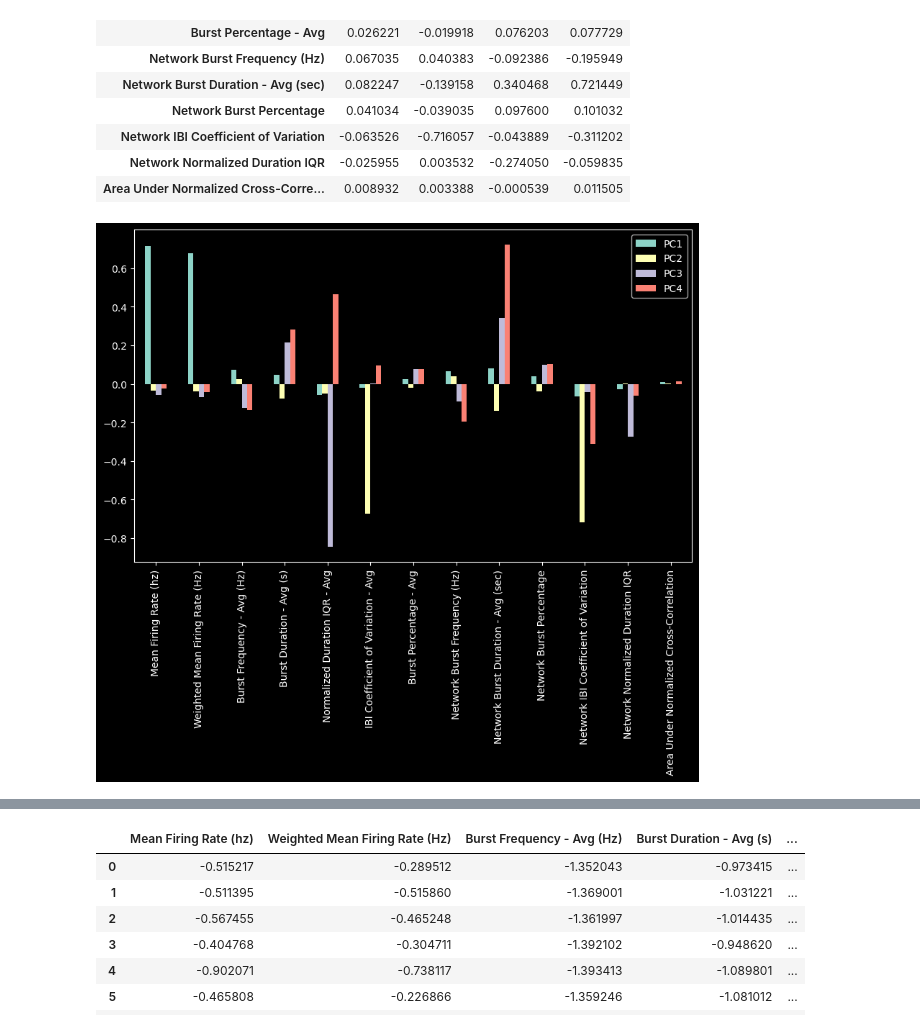
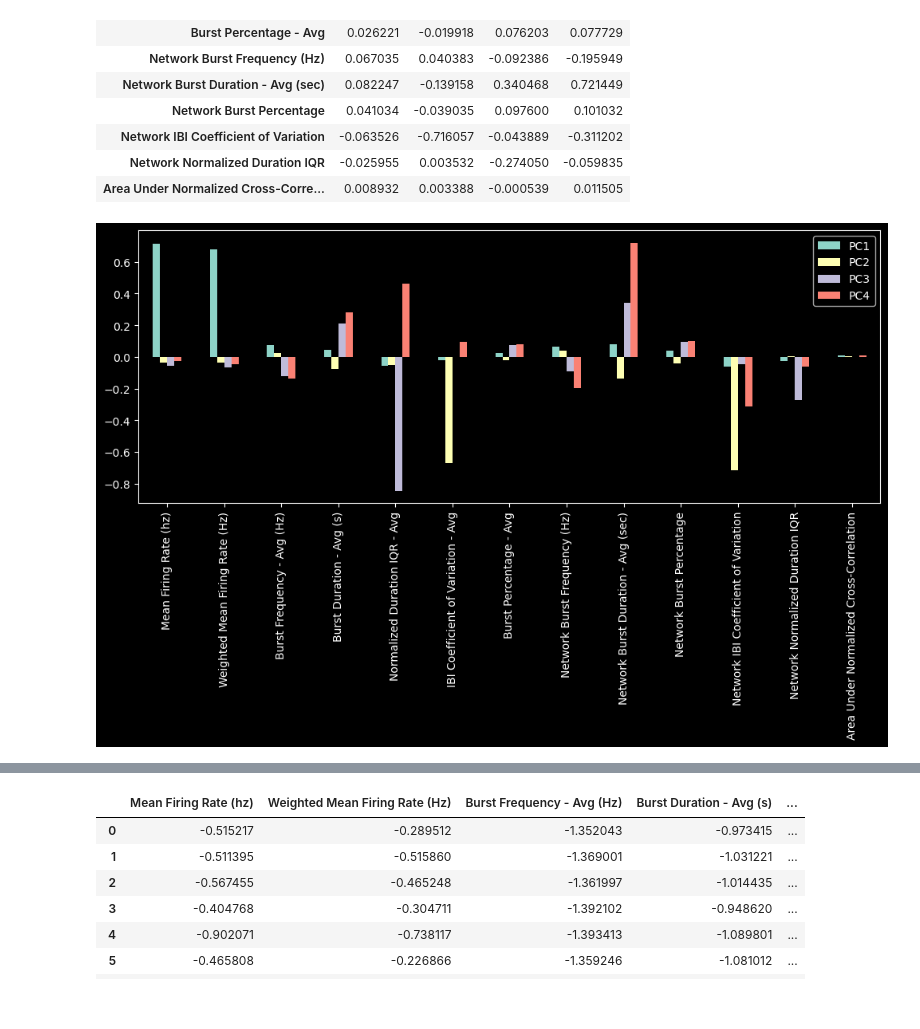
Before and after one commit to soderling-lab/MicroElectrodeArrayAnalysis, a Jupyter notebook: analysis/pca.ipynb, the cells around one changed output, grey strips where cells are left out. Saved outputs shown, nothing was run; the diff lists cells and outputs as text; code cells hidden in the pictures.

```diff
--- a/analysis/pca.ipynb
+++ b/analysis/pca.ipynb
@@ -42,7 +42,7 @@ FOLDER_PATH = f"{parent}/data/DATA for PCA for Pooja/" #
 folder_dict = {}
 
 CONTROL = 'unt2'
-MUTANT = 'GPR37L 1'
+MUTANT = 'SLITRK5'
 ## WALK Through folder of interest
 for dirpath, dirnames, filenames in os.walk(FOLDER_PATH):
     if dirpath != FOLDER_PATH:
@@ -546,7 +529,7 @@ DROPPED_DAYS
 ## initial PCA on unt2, div5 included or not. ur choice. c
 plt.figure(figsize=(10, 6))
 
-DATA, DAYS, OGTYPE  = norm_sf, DIVS_SF, 'allDIVS' # CHANGE HERE
+DATA, DAYS, OGTYPE  = norm_sf5, DIVS_SF5, 'sansDIV5' # CHANGE HERE
 if 'DIV' in DATA.columns:
     DATA.drop(columns='DIV', inplace=True)
 pca = PCA(n_components=DATA.shape[1])
@@ -566,5 +549,5 @@ pca_df['DIV'] = DAYS
 # ## avg all replicates for each DIV along test
 pca_avg = pca_df.groupby('DIV', as_index=False).mean()
 # modified_loadings.T
-pca_avg
+pca_avg, pca_df.shape
 # %% [output]
@@ -638,8 +609,10 @@ loadings.T.iloc[:, :4]
 | Network Normalized Duration IQR | -0.025955 | 0.003532 | -0.274050 | -0.059835 |
 | Area Under Normalized Cross-Corre... | 0.008932 | 0.003388 | -0.000539 | 0.011505 |
 # %%
-loadings.T.iloc[:, :4].plot(kind='bar' ,figsize=(10, 6))
-plt.savefig(f'../plots/PCA/BoxCox&Log/{os.path.basename(os.path.normpath(FOLDER_PATH))}/weights/{OGTYPE}_unt2_compsVfeat.png')
+loadings.T.iloc[:, :4].plot(kind='bar' ,figsize=(12, 9))
+plt.subplots_adjust(bottom=0.5)
+
+# plt.savefig(f'../plots/PCA/BoxCox&Log/{os.path.basename(os.path.normpath(FOLDER_PATH))}/weights/{OGTYPE}_unt2_compsVfeat.png')
 plt.show()
 # %% [output]
-[figure, old version]
+[figure, new version]
```
Also changed, not shown: parts of 14 cells of this notebook.
